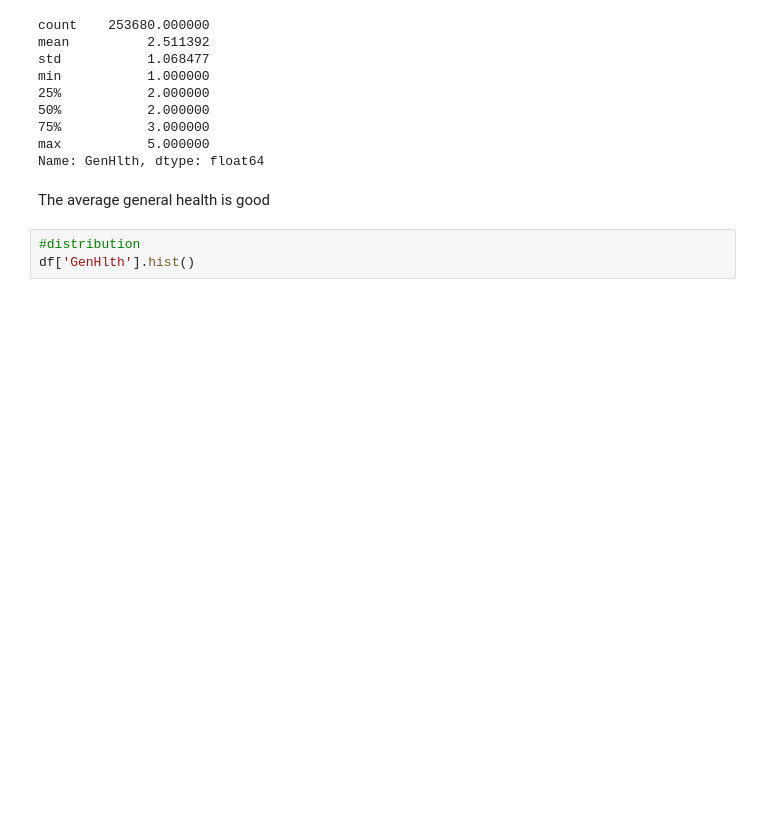
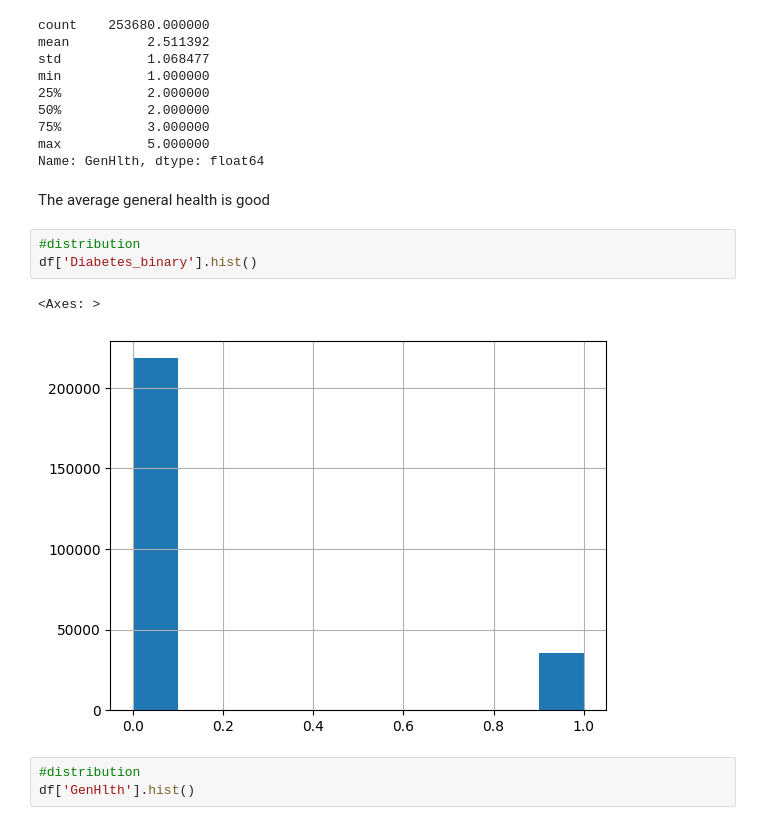
Before and after one commit to yourexodus/capstone_CDC, a Jupyter notebook: GettingToKnowTheData.ipynb, the cells around one changed output. Cells and saved outputs as stored; diff of their text form; blank space fills up the shorter version.

```diff
--- a/GettingToKnowTheData.ipynb
+++ b/GettingToKnowTheData.ipynb
@@ -261,6 +261,12 @@ max           5.000000
 Name: GenHlth, dtype: float64
 # %% [markdown]
 The average general health is good
+# %%
+#distribution
+df['Diabetes_binary'].hist()
+# %% [output]
+<Axes: >
+[figure, added]
 # %%
 #distribution
 df['GenHlth'].hist()
```
Also changed, not shown: 2 other files.
